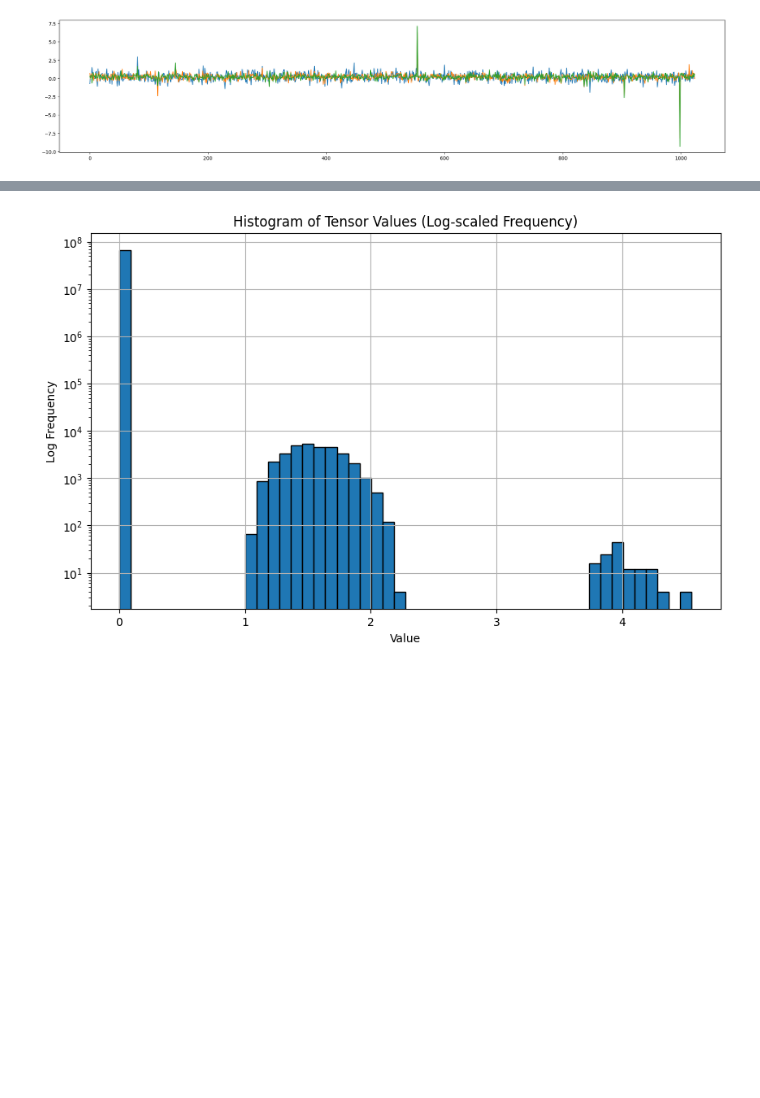
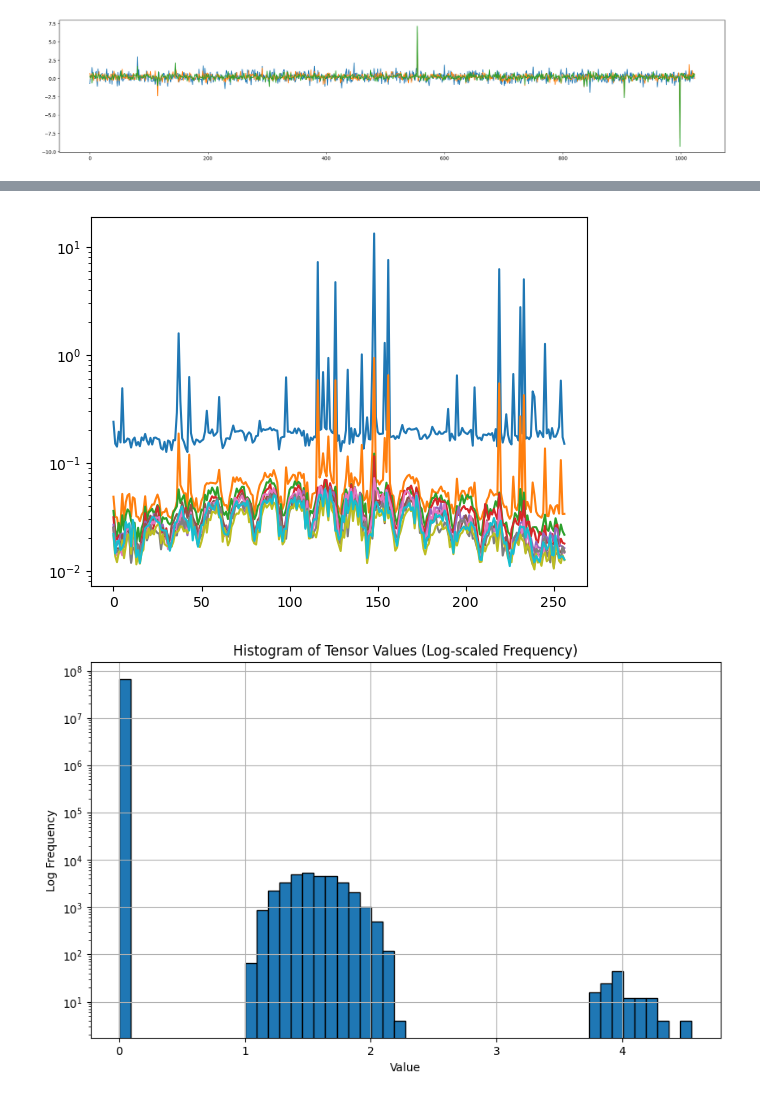
Before and after one commit to Lewington-pitsos/vitsae, a Jupyter notebook: scripts/pad.ipynb, the cells around one changed output, grey strips where cells are left out. Drawn from its saved outputs; the diff is of its cells as text; code cells hidden in the pictures; blank space fills up the shorter version.

```diff
--- a/scripts/pad.ipynb
+++ b/scripts/pad.ipynb
@@ -254,3 +287,10 @@ for file in files:
+# %%
+for i in range(0, 5000, 500):
+    plt.plot(infos[1]['position_mse'][i])
+
+plt.yscale('log')
+# %% [output]
+[figure, added]
 # %%
 i = 101
 info = infos[0]
```
Also changed, not shown: parts of 7 cells of this notebook, 6 other files.
